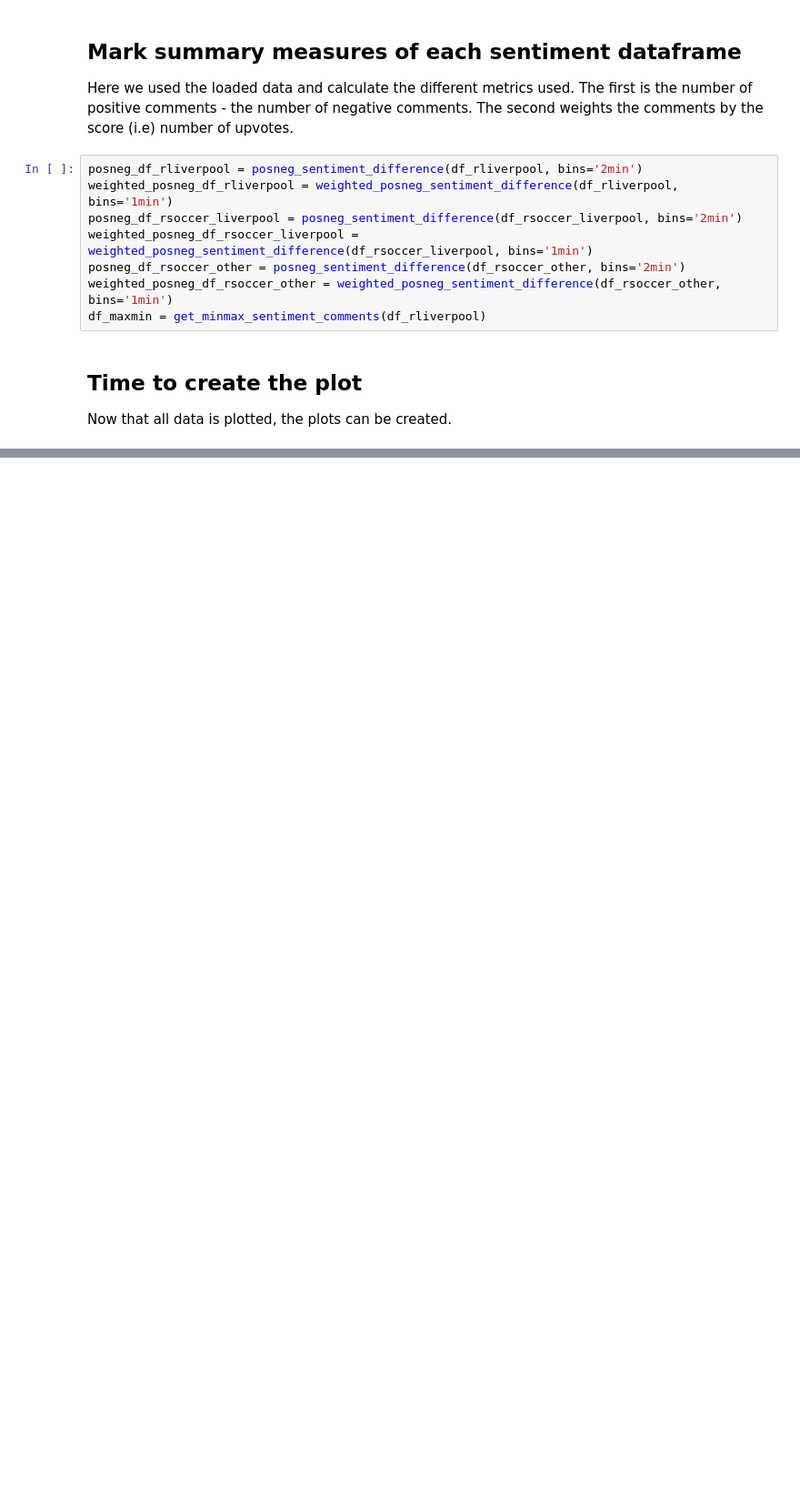
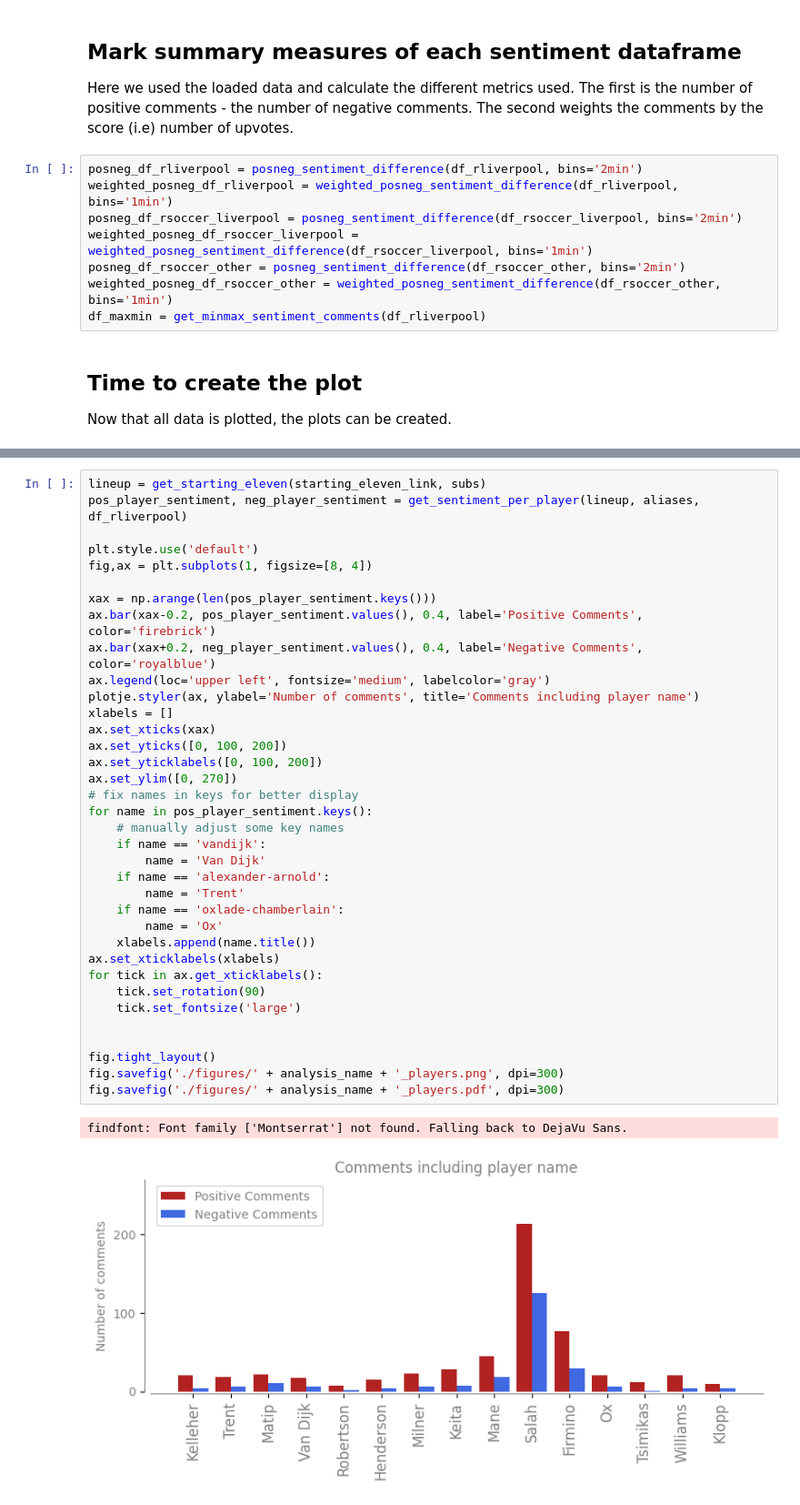
Before and after one commit to wiheto/sentiment-timelines, a Jupyter notebook: sentiment_anlaysis.ipynb, the cells around one changed output, grey strips where cells are left out. Shown at 91% size. Saved outputs shown, nothing was run; the diff lists cells and outputs as text; blank space fills up the shorter version.

```diff
--- a/sentiment_anlaysis.ipynb
+++ b/sentiment_anlaysis.ipynb
@@ -416,0 +495,39 @@ fig.savefig('./figures/' + analysis_name + '.pdf', dpi=300)
+# %%
+lineup = get_starting_eleven(starting_eleven_link, subs)
+pos_player_sentiment, neg_player_sentiment = get_sentiment_per_player(lineup, aliases, df_rliverpool)
+
+plt.style.use('default')
+fig,ax = plt.subplots(1, figsize=[8, 4])
+
+xax = np.arange(len(pos_player_sentiment.keys()))
+ax.bar(xax-0.2, pos_player_sentiment.values(), 0.4, label='Positive Comments', color='firebrick')
+ax.bar(xax+0.2, neg_player_sentiment.values(), 0.4, label='Negative Comments', color='royalblue')
+ax.legend(loc='upper left', fontsize='medium', labelcolor='gray')
+plotje.styler(ax, ylabel='Number of comments', title='Comments including player name')
+xlabels = []
+ax.set_xticks(xax)
+ax.set_yticks([0, 100, 200])
+ax.set_yticklabels([0, 100, 200])
+ax.set_ylim([0, 270])
+# fix names in keys for better display
+for name in pos_player_sentiment.keys():
+    # manually adjust some key names
+    if name == 'vandijk':
+        name = 'Van Dijk'
+    if name == 'alexander-arnold':
+        name = 'Trent'
+    if name == 'oxlade-chamberlain':
+        name = 'Ox'
+    xlabels.append(name.title())
+ax.set_xticklabels(xlabels)
+for tick in ax.get_xticklabels():
+    tick.set_rotation(90)
+    tick.set_fontsize('large')
+
+
+fig.tight_layout()
+fig.savefig('./figures/' + analysis_name + '_players.png', dpi=300)
+fig.savefig('./figures/' + analysis_name + '_players.pdf', dpi=300)
+# %% [output]
+findfont: Font family ['Montserrat'] not found. Falling back to DejaVu Sans.
+[figure, added]
```
Also changed, not shown: parts of 8 cells of this notebook.
